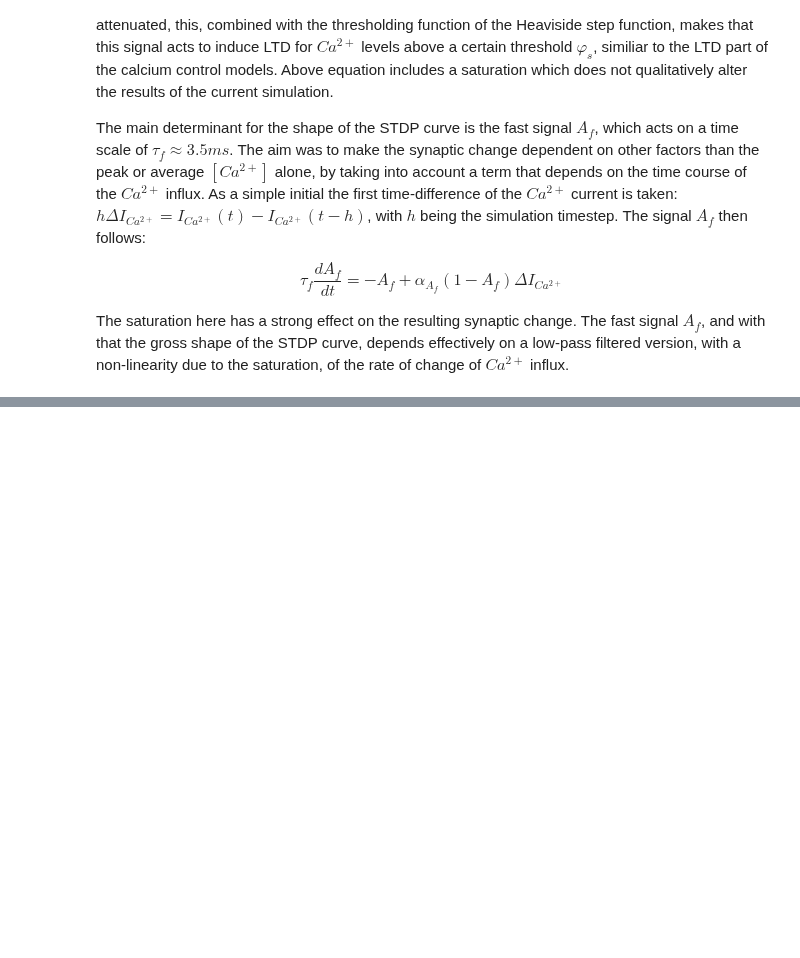
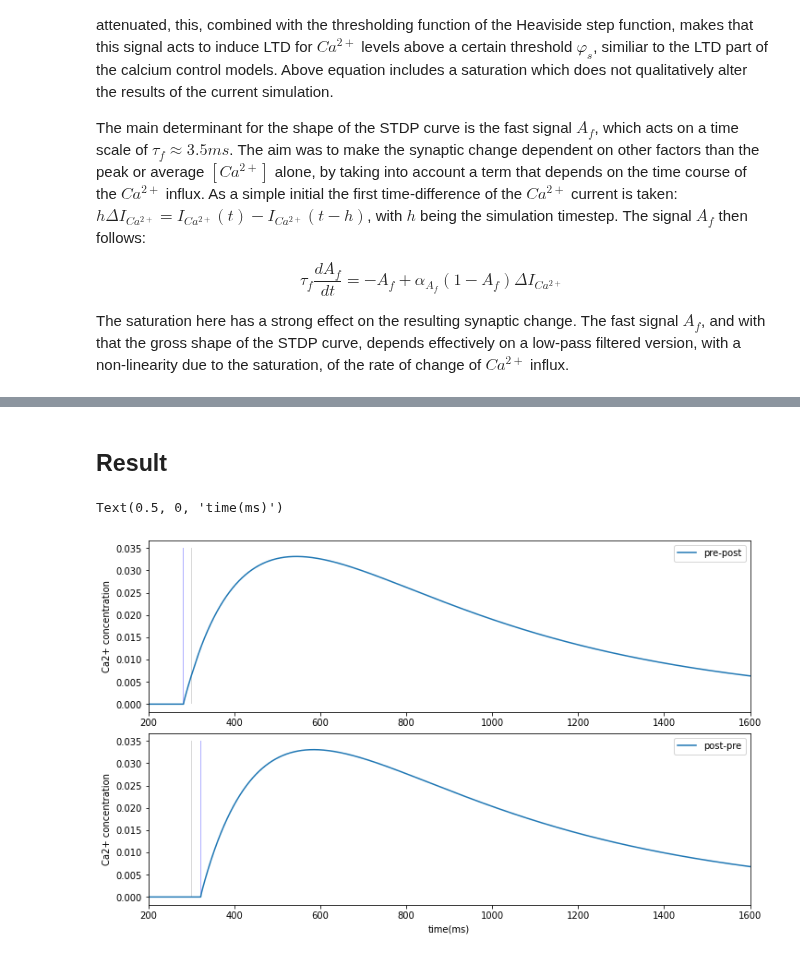
Before and after one commit to AohuaCheng/Neuro-and-Complexity-Science, a Jupyter notebook: Coding/STDP/STDP.ipynb, the cells around one changed output, grey strips where cells are left out. Drawn from its saved outputs; the diff is of its cells as text; code cells hidden in the pictures; blank space fills up the shorter version.

```diff
--- a/Coding/STDP/STDP.ipynb
+++ b/Coding/STDP/STDP.ipynb
@@ -228,7 +232,7 @@ class Synapse(bp.TwoEndConn):
     dP_n_ampa = (0 - P_n_ampa) / tau_ampa
     G = 1 / ( 1 + Mg2/3.56 * np.exp(-V_lp/16.12) )
     dsim_G = (-sim_G + G) / tau_G
-    dc_Ca = ( (1 - c_Ca) - alpha *I_Ca_h ) / tau_Ca
+    dc_Ca = ( ( - c_Ca) - alpha *I_Ca_h ) / tau_Ca # revised the formula in paper
     P_nmda = P_p * P_n
     g_nmda = bar_g_nmda * P_nmda * sim_G
     I_Ca = (1 - c_Ca) * g_nmda * (V_lp - E_nmda)
@@ -289,20 +293,3 @@ class Synapse(bp.TwoEndConn):
       # output
       self.post.g_nmda[post_id] = self.g_nmda[i]
       self.post.g_ampa[post_id] = self.g_ampa[i]
-# %%
-delta_t = -20
-t_duration = 1600
-idx_duration = int(t_duration/dt)
-pre_I = bp.ops.zeros(idx_duration)
-post_I = bp.ops.zeros(idx_duration)
-idx_pre_spike = int((300+delta_t)/dt)
-idx_post_spike = int(300/dt)
-idx_spike_duration = int(2/dt)
-pre_I[idx_pre_spike: idx_pre_spike+idx_spike_duration] = 100
-post_I[idx_post_spike: idx_post_spike+idx_spike_duration] = 100
-
-neu1 = LIF(1, monitors=['V', 'V_lp'])
-neu2 = LIF(1, monitors=['V'])
-syn1 = Synapse(pre=neu1, post=neu2, conn=bp.connect.All2All(), monitors=['w','c_Ca','I_Ca','g_nmda','g_ampa','P_p','P_n','P_n_ampa','sim_G','A_f','A_s'])
-net1 = bp.Network(neu1, syn1, neu2)
-net1.run(t_duration, inputs=[(neu1, 'input', pre_I), (neu2, 'input', post_I)])
@@ -476,0 +329,44 @@ plt.show()
+# %% [markdown]
+## Result
+# %%
+# Fig.3: Ca2+ concentration for different timecourses delta_t = -20/20 ms
+
+delta_T = [-20, 20]
+Legend = ['pre-post', 'post-pre']
+fig, gs = bp.visualize.get_figure(2, 1, 3, 10)
+for i in range(2):
+  # spiking setting
+  delta_t = delta_T[i]
+  t_duration = 1600
+  idx_duration = int(t_duration/dt)
+  pre_I = bp.ops.zeros(idx_duration)
+  post_I = bp.ops.zeros(idx_duration)
+  idx_pre_spike = int((300+delta_t)/dt)
+  idx_post_spike = int(300/dt)
+  idx_spike_duration = int(2/dt)
+  pre_I[idx_pre_spike: idx_pre_spike+idx_spike_duration] = 100
+  post_I[idx_post_spike: idx_post_spike+idx_spike_duration] = 100
+
+  # run model
+  neu1 = LIF(1, monitors=['V', 'V_lp'])
+  neu2 = LIF(1, monitors=['V'])
+  syn1 = Synapse(pre=neu1, post=neu2, conn=bp.connect.All2All(), monitors=['c_Ca'])
+  net1 = bp.Network(neu1, syn1, neu2)
+  net1.run(t_duration, inputs=[(neu1, 'input', pre_I), (neu2, 'input', post_I)])
+
+  # plot
+  ax = fig.add_subplot(gs[i, 0])
+  plt.plot(neu1.mon.ts, syn1.mon.c_Ca, label=Legend[i])
+  plt.legend()
+  # add ylabel
+  ax.set_ylabel('Ca2+ concentration')
+  # set axis lim
+  plt.xlim(200, t_duration)
+  # note the pre/post firing
+  plt.fill_between([300,300+2],0.,0.035,facecolor='gray',alpha=0.3)
+  plt.fill_between([300+delta_t,300+delta_t+2],0.,0.035,facecolor='blue',alpha=0.3)
+
+plt.xlabel('time(ms)')
+# %% [output]
+Text(0.5, 0, 'time(ms)')
+[figure, added]
```
Also changed, not shown: parts of 10 cells of this notebook.
